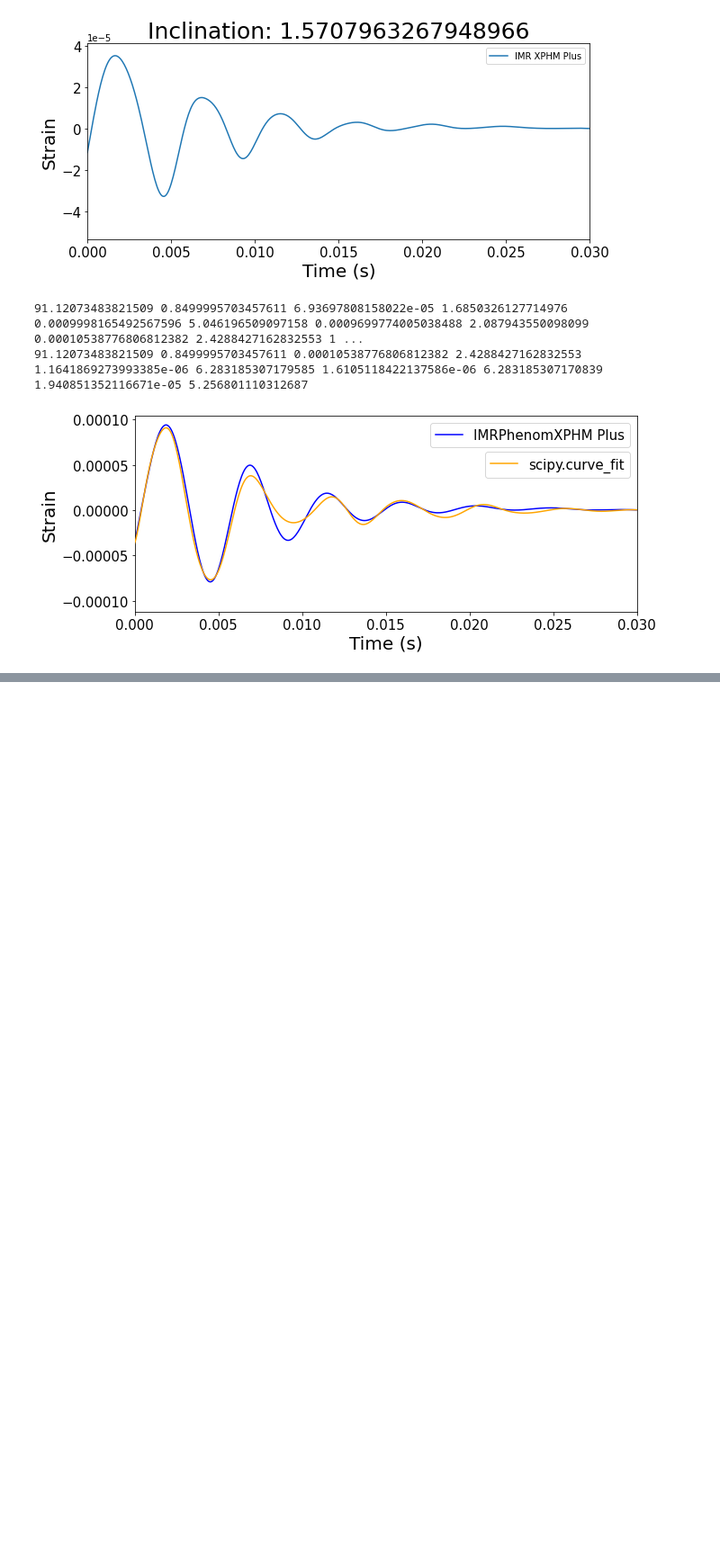
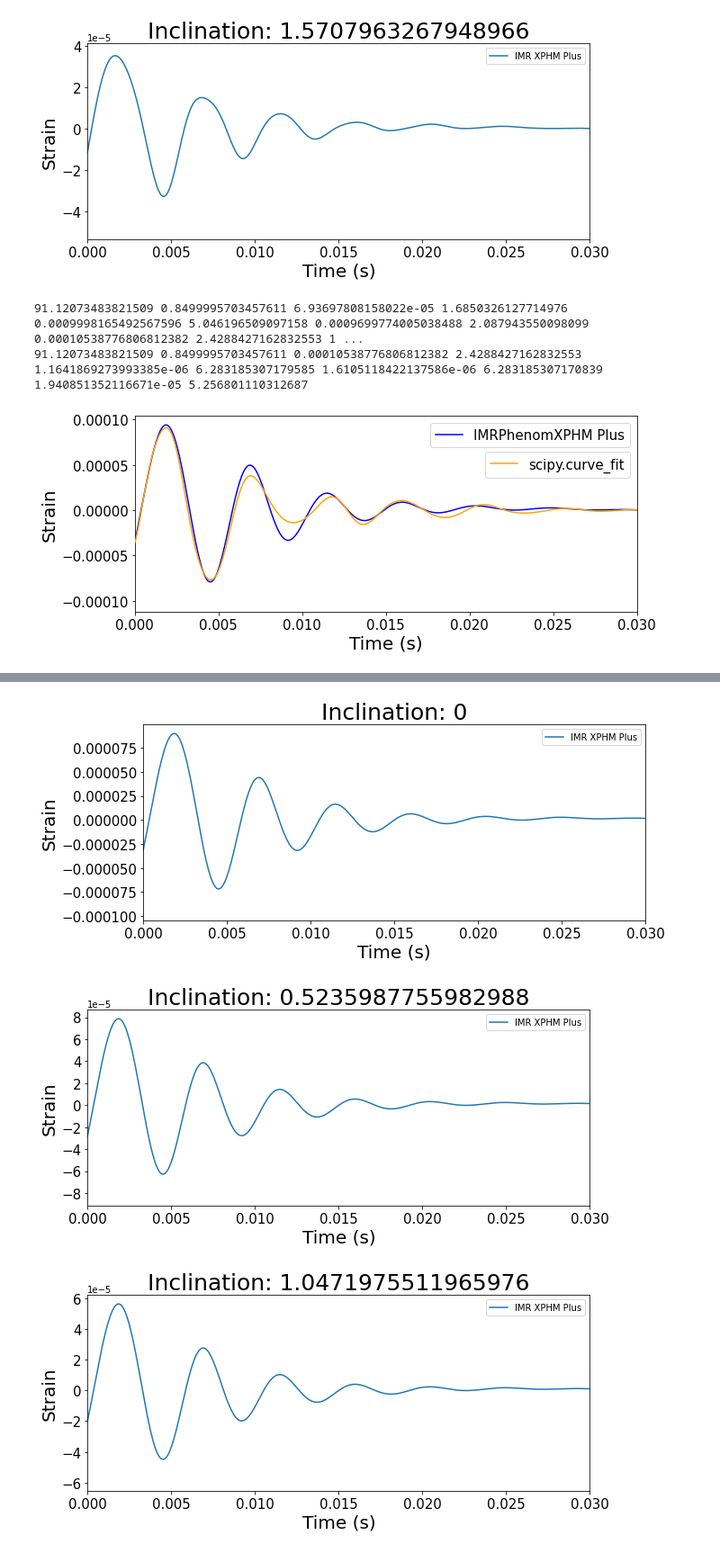
Before and after one commit to rachelmechum/ringdown_qnms, a Jupyter notebook: clean_XPHM.ipynb, the cells around one changed output, grey strips where cells are left out. Shown at 90% size. Drawn from its saved outputs; the diff is of its cells as text; code cells hidden in the pictures; blank space fills up the shorter version.

```diff
--- a/clean_XPHM.ipynb
+++ b/clean_XPHM.ipynb
@@ -461,0 +465,6 @@ for i in inclination:
+# %%
+modes(2,2)
+# %% [output]
+[figure, added]
+[figure, added]
+[figure, added]
```
Also changed, not shown: parts of 15 cells of this notebook.
